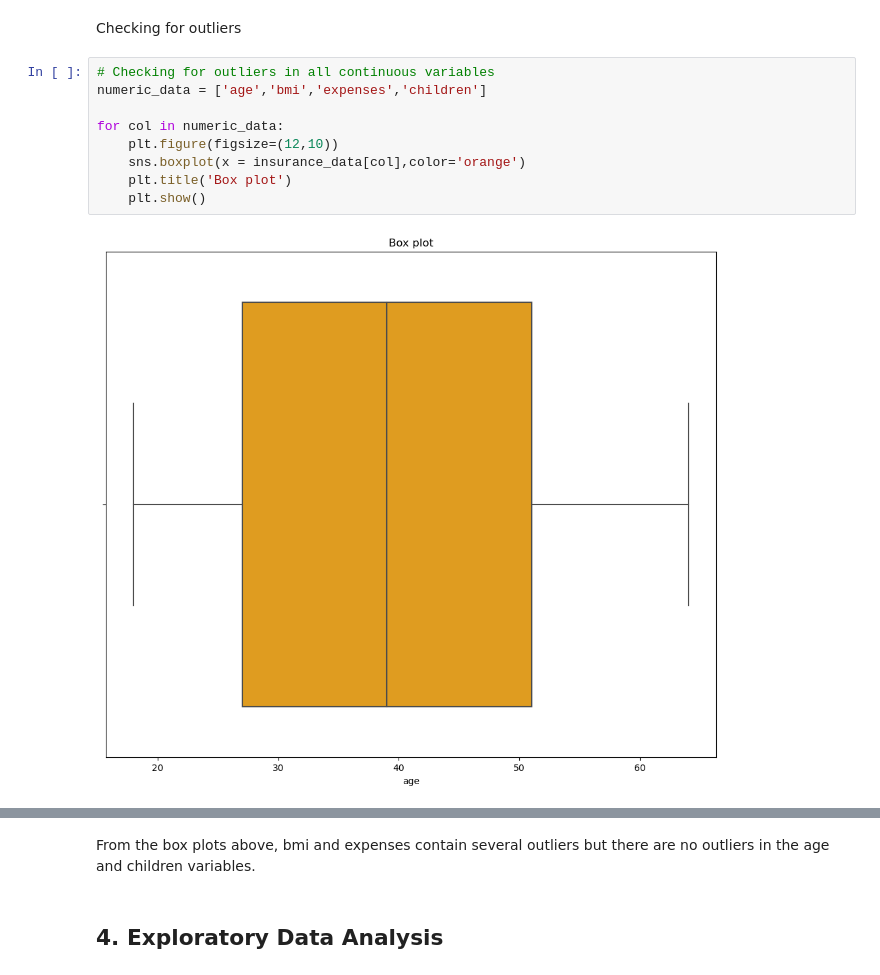
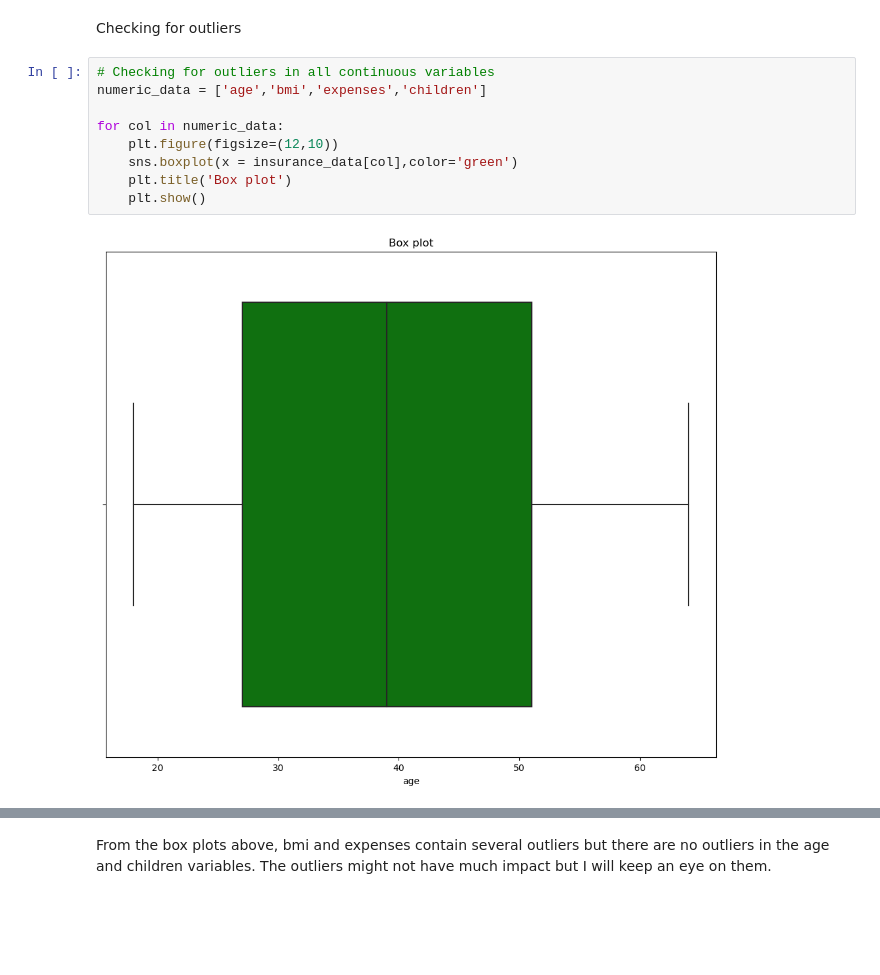
Before and after one commit to George-Mbugua/Predicting-Insurance-Premiums-A-Multiple-Linear-Regression-Model, a Jupyter notebook: Untitled-1.ipynb, the cells around one changed output, grey strips where cells are left out. Cells and saved outputs as stored; diff of their text form; blank space fills up the shorter version.

Commit message:
Univariate Analysis

```diff
--- a/Untitled-1.ipynb
+++ b/Untitled-1.ipynb
@@ -156,11 +156,11 @@ Checking for outliers
 # %%
 # Checking for outliers in all continuous variables
 numeric_data = ['age','bmi','expenses','children']
 
 for col in numeric_data:
     plt.figure(figsize=(12,10))
-    sns.boxplot(x = insurance_data[col],color='orange')
+    sns.boxplot(x = insurance_data[col],color='green')
     plt.title('Box plot')
     plt.show()
 # %% [output]
-[figure, old version]
+[figure, new version]
@@ -170,4 +170,2 @@ for col in numeric_data:
 # %% [markdown]
-From the box plots above, bmi and expenses contain several outliers but there are no outliers in the age and children variables.
+From the box plots above, bmi and expenses contain several outliers but there are no outliers in the age and children variables. The outliers might not have much impact but I will keep an eye on them.
-# %% [markdown]
-## 4. Exploratory Data Analysis
```
Also changed, not shown: parts of 19 cells of this notebook.
